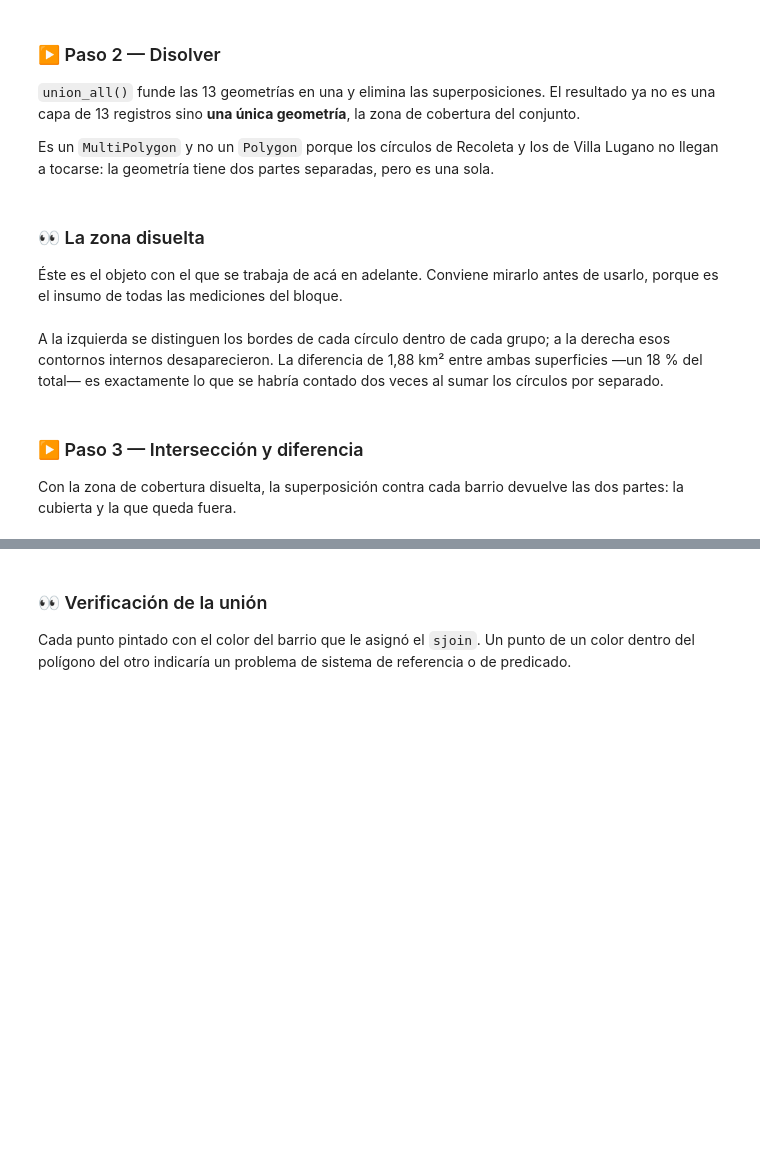
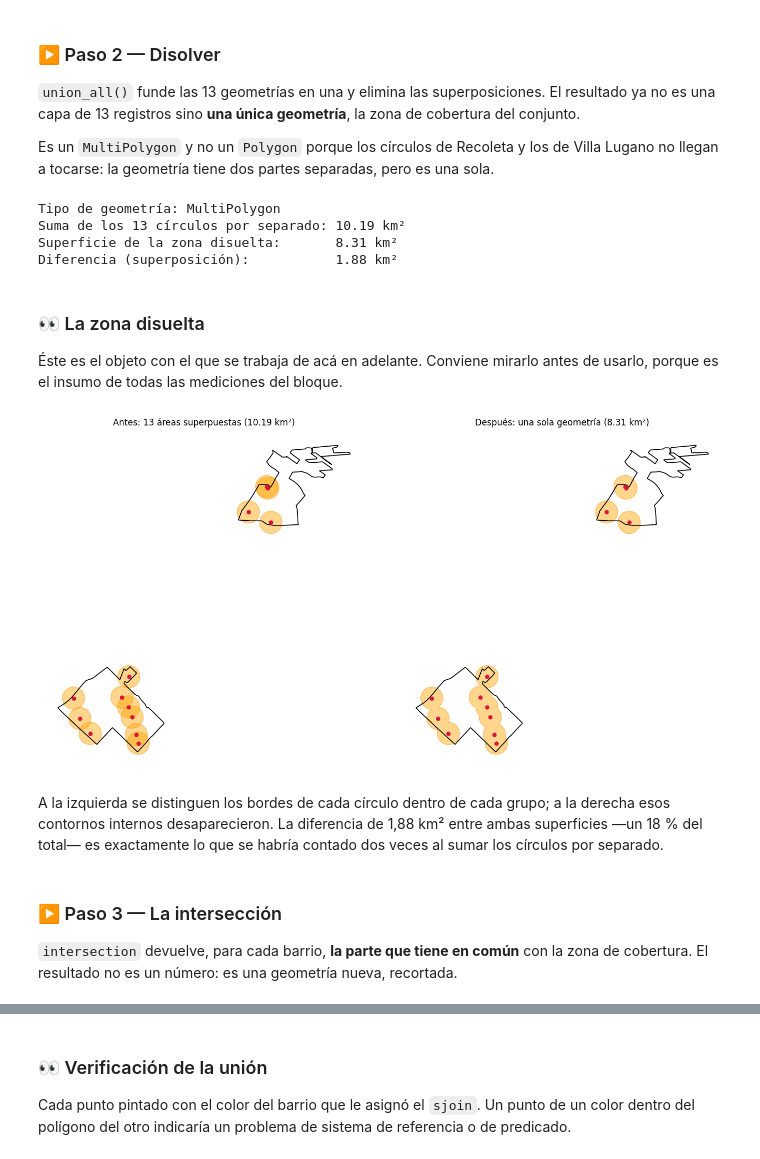
Before and after one commit to renzoepolo/sig-ciencias-sociales, a Jupyter notebook: Clase 6/Clase_6.ipynb, the cells around one changed output, grey strips where cells are left out. Saved outputs shown, nothing was run; the diff lists cells and outputs as text; code cells hidden in the pictures; blank space fills up the shorter version.

```diff
--- a/Clase 6/Clase_6.ipynb
+++ b/Clase 6/Clase_6.ipynb
@@ -592,9 +659,14 @@ llegan a tocarse: la geometría tiene dos partes separadas, pero es una sola.
 cobertura = salud_m.buffer(RADIO_M).union_all()
 
 print("Tipo de geometría:", cobertura.geom_type)
-print(f"Suma de los 13 círculos por separado: {areas.area.sum() / 1e6:.2f} km²")
+print(f"Suma de los 13 círculos por separado: {areas_m.area.sum() / 1e6:.2f} km²")
 print(f"Superficie de la zona disuelta:       {cobertura.area / 1e6:.2f} km²")
-print(f"Diferencia (superposición):           {(areas.area.sum() - cobertura.area) / 1e6:.2f} km²")
+print(f"Diferencia (superposición):           {(areas_m.area.sum() - cobertura.area) / 1e6:.2f} km²")
+# %% [output]
+Tipo de geometría: MultiPolygon
+Suma de los 13 círculos por separado: 10.19 km²
+Superficie de la zona disuelta:       8.31 km²
+Diferencia (superposición):           1.88 km²
 # %% [markdown]
 ### 👀 La zona disuelta
 
@@ -603,27 +675,29 @@ porque es el insumo de todas las mediciones del bloque.
 # %%
 fig, ejes = plt.subplots(1, 2, figsize=(14, 7))
 
-areas.plot(ax=ejes[0], facecolor="orange", alpha=0.45,
+areas_m.plot(ax=ejes[0], facecolor="orange", alpha=0.45,
            edgecolor="darkorange", linewidth=1)
-ejes[0].set_title(f"Antes: 13 áreas superpuestas ({areas.area.sum() / 1e6:.2f} km²)")
+ejes[0].set_title(f"Antes: 13 áreas superpuestas ({areas_m.area.sum() / 1e6:.2f} km²)")
 
 gpd.GeoSeries([cobertura], crs=METRICO).plot(ax=ejes[1], facecolor="orange", alpha=0.45,
                                              edgecolor="darkorange", linewidth=1)
 ejes[1].set_title(f"Después: una sola geometría ({cobertura.area / 1e6:.2f} km²)")
 
 for eje in ejes:
     barrios_m.plot(ax=eje, facecolor="none", edgecolor="black", linewidth=1.2)
     salud_m.plot(ax=eje, color="crimson", markersize=25)
     eje.set_axis_off()
 
 plt.tight_layout()
 plt.show()
+# %% [output]
+[figure, added]
 # %% [markdown]
 A la izquierda se distinguen los bordes de cada círculo dentro de cada grupo; a la derecha esos
 contornos internos desaparecieron. La diferencia de 1,88 km² entre ambas superficies —un 18 %
 del total— es exactamente lo que se habría contado dos veces al sumar los círculos por separado.
-# %% [markdown]
-### ▶️ Paso 3 — Intersección y diferencia
-
-Con la zona de cobertura disuelta, la superposición contra cada barrio devuelve las dos partes:
-la cubierta y la que queda fuera.
+# %% [markdown]
+### ▶️ Paso 3 — La intersección
+
+`intersection` devuelve, para cada barrio, **la parte que tiene en común** con la zona de
+cobertura. El resultado no es un número: es una geometría nueva, recortada.
```
Also changed, not shown: parts of 125 cells of this notebook.
